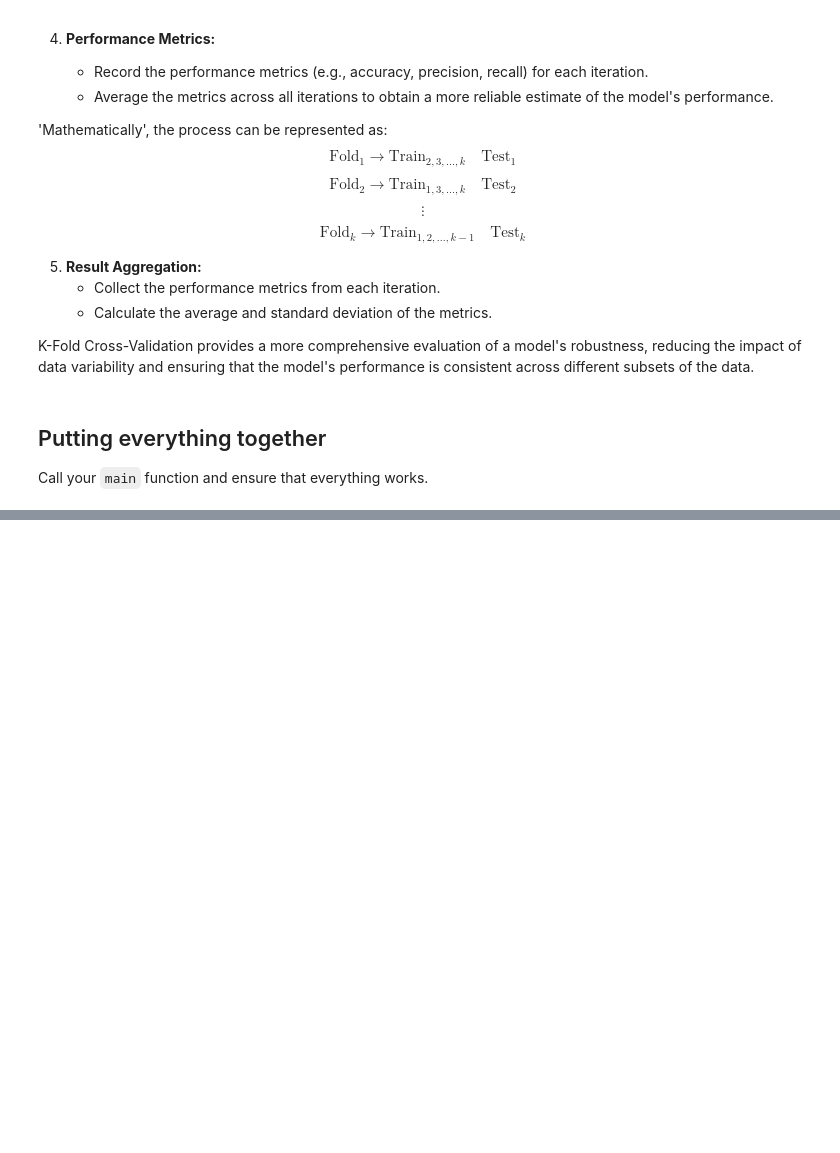
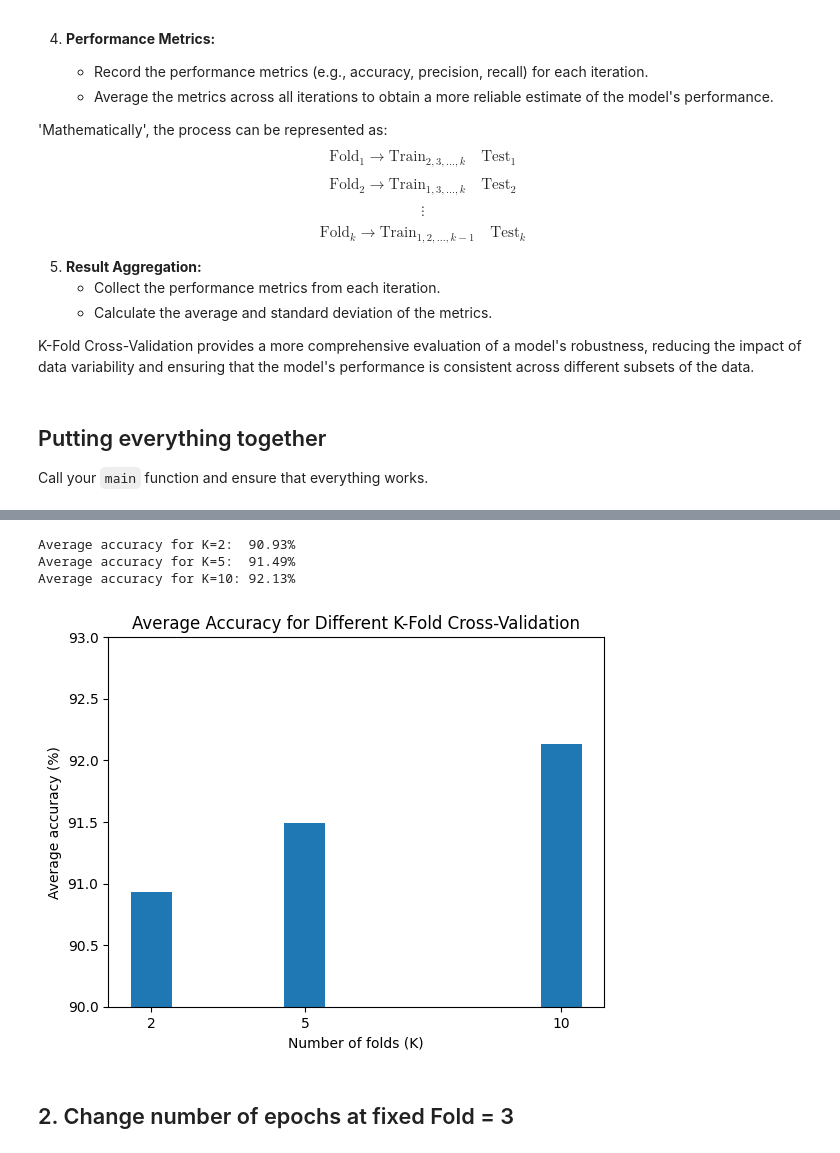
Before and after one commit to viba2001/AI_Science_Engineering_Fall26, a Jupyter notebook: Tutorial 02 CrossValidation and intro to CNNs.ipynb, the cells around one changed output, grey strips where cells are left out. Cells and saved outputs as stored; diff of their text form; code cells hidden in the pictures; blank space fills up the shorter version.

```diff
--- a/Tutorial 02 CrossValidation and intro to CNNs.ipynb
+++ b/Tutorial 02 CrossValidation and intro to CNNs.ipynb
@@ -255,0 +257,2 @@ main()
+# %%
+results_k5 = main(k_folds = 5, num_epochs = 1)
@@ -255,0 +281,2 @@ main()
+# %%
+results_k2 = main(k_folds = 2, num_epochs = 1)
@@ -255,0 +301,2 @@ main()
+# %%
+results_k10 = main(k_folds = 10, num_epochs = 1)
@@ -255,0 +321,31 @@ main()
+# %%
+# Calculate average accuracy for each K
+avg_k2 = sum(results_k2.values()) / len(results_k2)
+avg_k5 = sum(results_k5.values()) / len(results_k5)
+avg_k10 = sum(results_k10.values()) / len(results_k10)
+
+print(f"Average accuracy for K=2:  {avg_k2:.2f}%")
+print(f"Average accuracy for K=5:  {avg_k5:.2f}%")
+print(f"Average accuracy for K=10: {avg_k10:.2f}%")
+# %% [output]
+Average accuracy for K=2:  90.93%
+Average accuracy for K=5:  91.49%
+Average accuracy for K=10: 92.13%
+# %%
+# Plot to compare different folds with average accuracy
+k_values = [2, 5, 10]
+average_accuracies = [avg_k2, avg_k5, avg_k10]
+
+plt.bar(k_values, average_accuracies)
+
+plt.xlabel("Number of folds (K)")
+plt.ylabel("Average accuracy (%)")
+plt.title("Average Accuracy for Different K-Fold Cross-Validation")
+plt.xticks(k_values)
+plt.ylim(90, 93)
+
+plt.show()
+# %% [output]
+[figure, added]
+# %% [markdown]
+## 2. Change number of epochs at fixed Fold = 3
```
Also changed, not shown: parts of 21 cells of this notebook.
